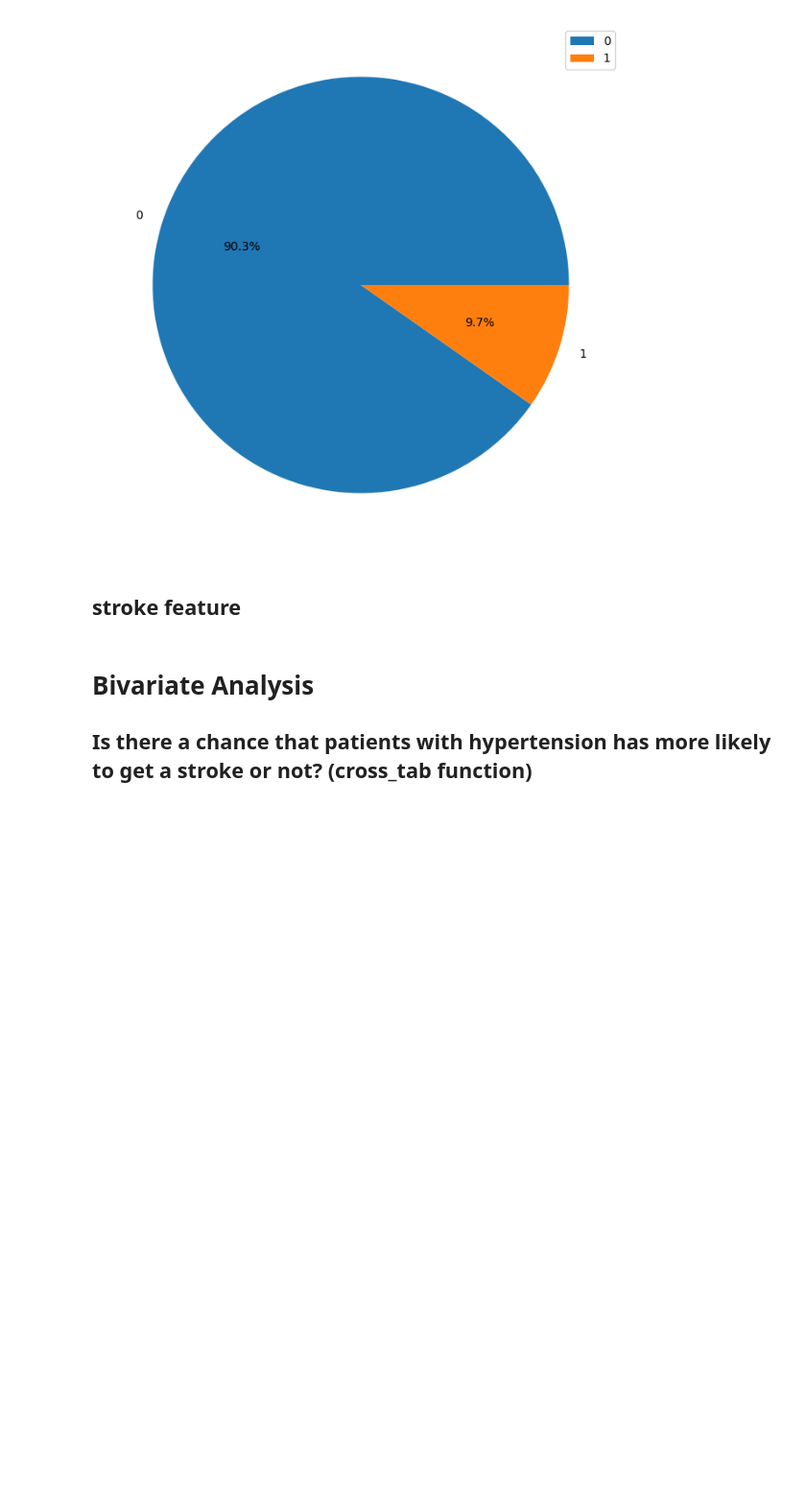
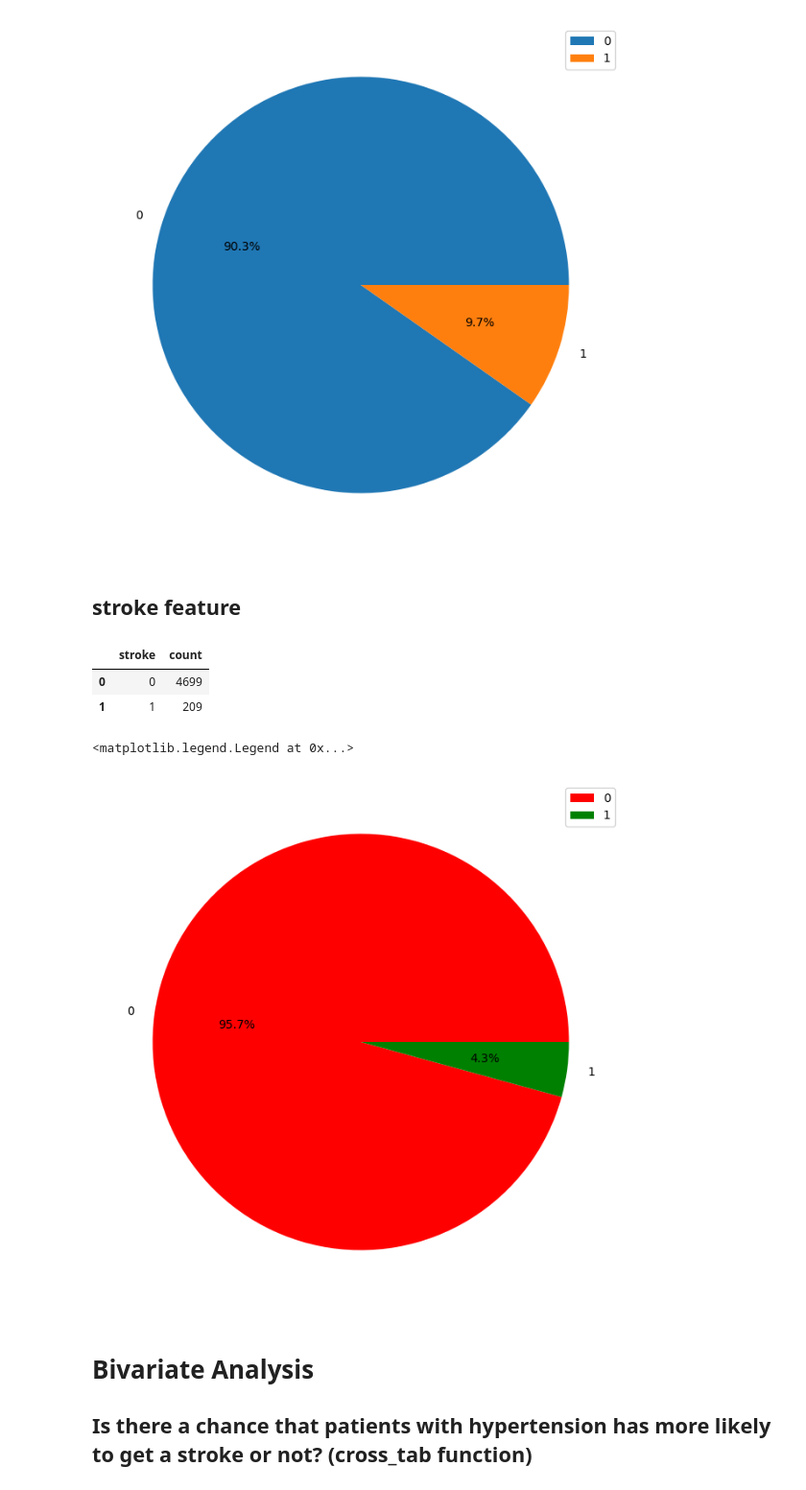
Before and after one commit to Neha-Shrestha/AI-Fellowship-Data-Wrangling, a Jupyter notebook: AI_FELLOWSHIP_Student_Notebook_Pandas_Data_Wrangling.ipynb, the cells around one changed output. Shown: that part at 96% size. Drawn from its saved outputs; the diff is of its cells as text; code cells hidden in the pictures; blank space fills up the shorter version.

```diff
--- a/AI_FELLOWSHIP_Student_Notebook_Pandas_Data_Wrangling.ipynb
+++ b/AI_FELLOWSHIP_Student_Notebook_Pandas_Data_Wrangling.ipynb
@@ -713,3 +751,9 @@ plt.legend()
 ## stroke feature
 # %%
 ## write your code here
+stroke_df = clean_df['stroke'].value_counts().reset_index()
+stroke_df
+# %% [output]
+|  | stroke | count |
+| 0 | 0 | 4699 |
+| 1 | 1 | 209 |
@@ -718,3 +760,13 @@ plt.legend()
+# %%
+## write your code here(piechart)
+plt.figure(figsize = (12, 8))
+plt.pie(stroke_df['count'], labels = stroke_df['stroke'],
+        colors = ['red', 'green'],
+        autopct = "%.1f%%")
+plt.legend()
+# %% [output]
+<matplotlib.legend.Legend at 0x...>
+[figure, added]
 # %% [markdown]
 # Bivariate Analysis
 ## Is there a chance that patients with hypertension has more likely to get a stroke or not? (cross_tab function)
```
Also changed, not shown: parts of 27 cells of this notebook.
